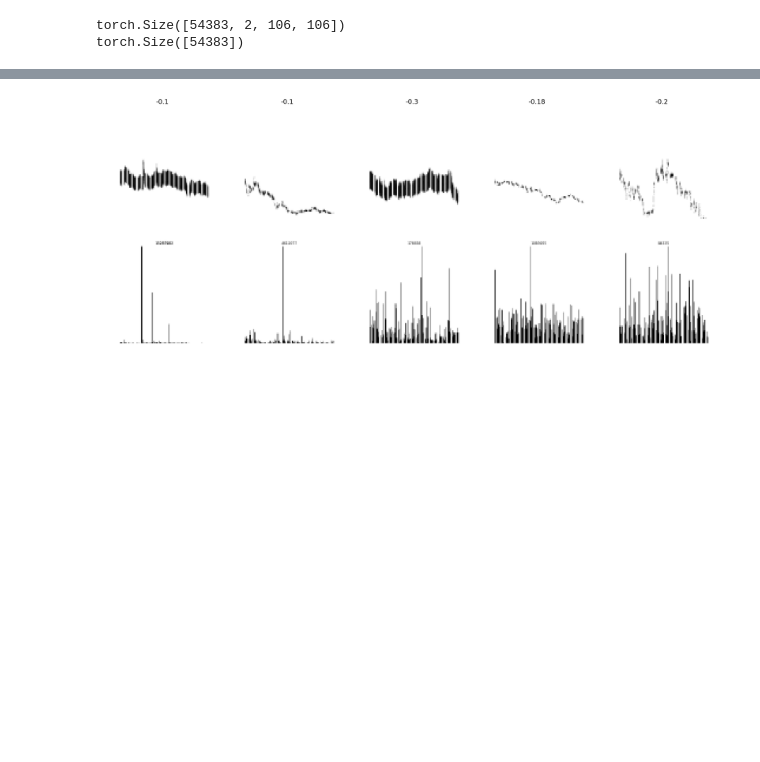
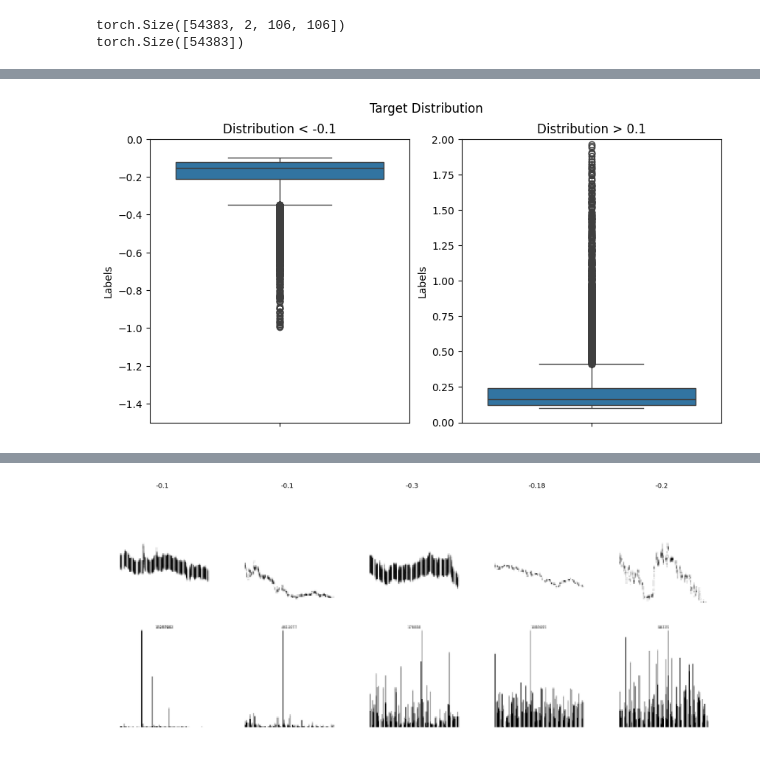
Before and after one commit to YanivAmir/stock-predicition-CNN, a Jupyter notebook: stocks_cnn.ipynb, the cells around one changed output, grey strips where cells are left out. Cells and saved outputs as stored; diff of their text form; code cells hidden in the pictures; blank space fills up the shorter version.

```diff
--- a/stocks_cnn.ipynb
+++ b/stocks_cnn.ipynb
@@ -124,0 +148,16 @@ percent of positive movement instances in dataset: 46.46 %
+# %%
+fig,ax = plt.subplots(1,2,figsize=(10,5))
+sns.boxplot(y=targets[targets<-0.1].detach().numpy(), ax=ax[0])
+sns.boxplot(y=targets[targets>0.1].detach().numpy(), ax=ax[1])
+
+ax[0].set_ylim(-1.5, 0)
+ax[1].set_ylim(0, 2)
+ax[0].set_title('Distribution < -0.1')
+ax[1].set_title('Distribution > 0.1')
+ax[0].set_ylabel('Labels')
+ax[1].set_ylabel('Labels')
+fig.suptitle('Target Distribution')
+
+plt.show()
+# %% [output]
+[figure, added]
```
Also changed, not shown: parts of 11 cells of this notebook.
